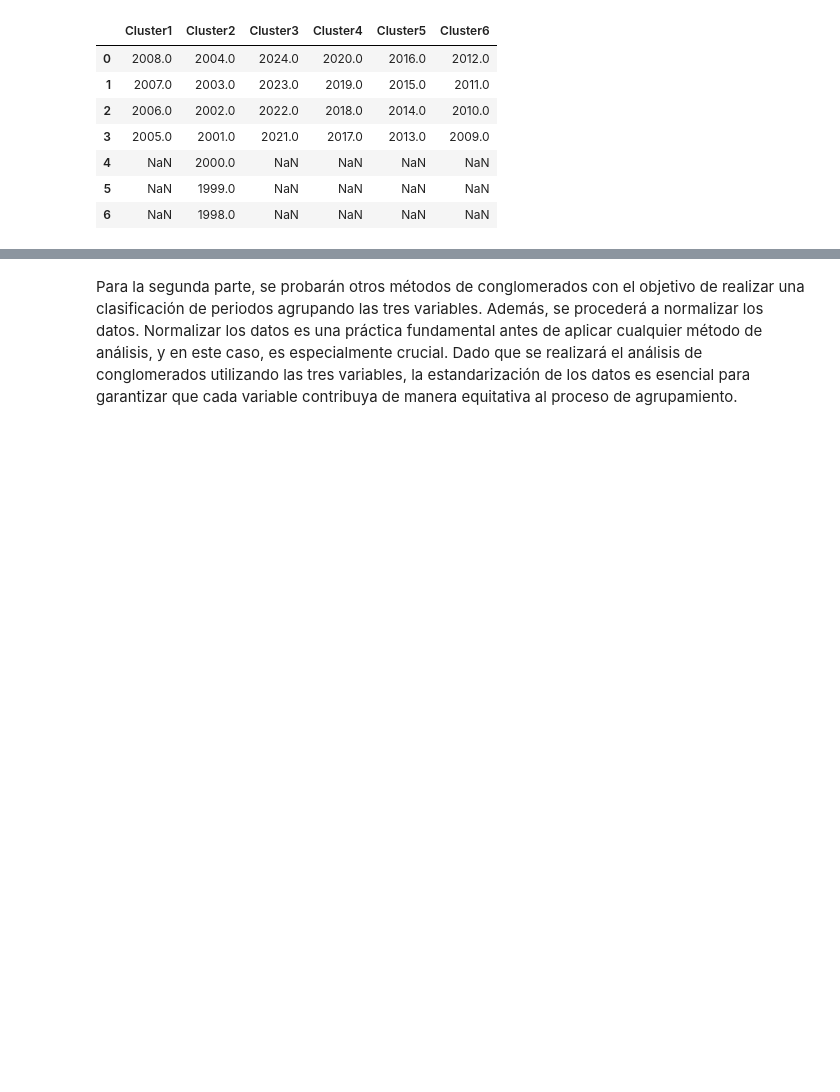
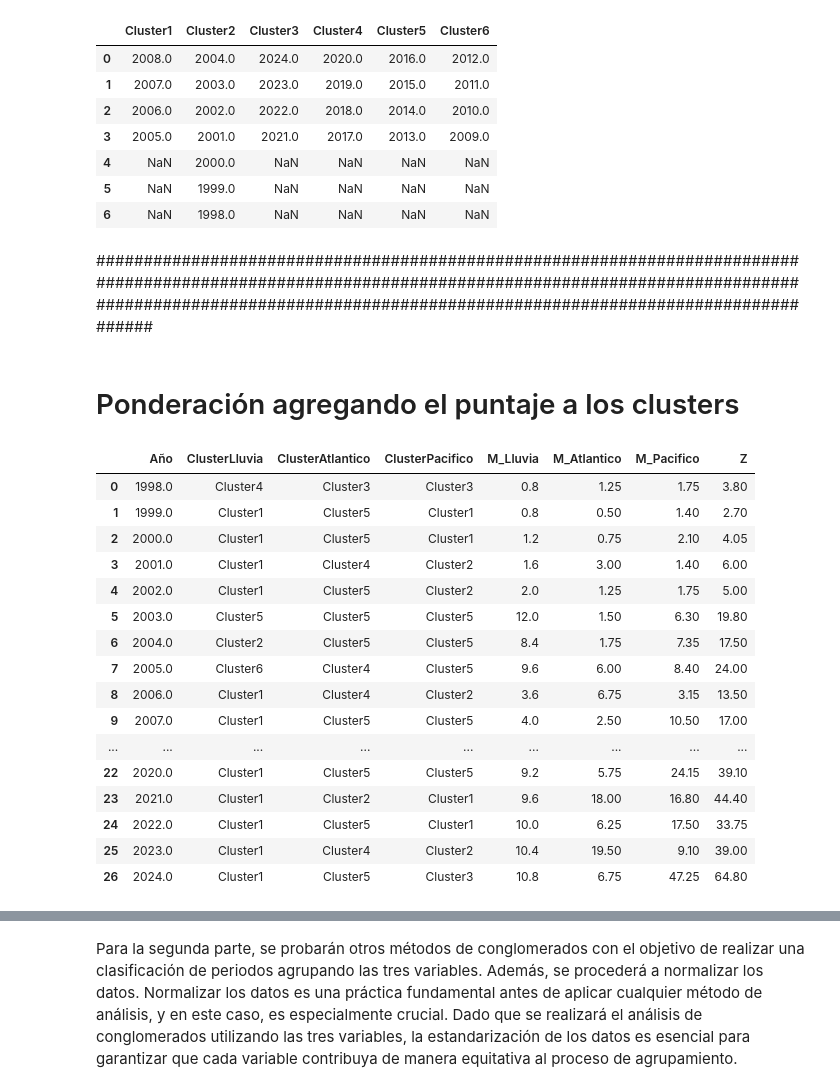
Before and after one commit to ariasdicas/analytics-ICC, a Jupyter notebook: scripts/procesamiento_data_periodos_analogos_junio_ICC.ipynb, the cells around one changed output, grey strips where cells are left out. Saved outputs shown, nothing was run; the diff lists cells and outputs as text; code cells hidden in the pictures; blank space fills up the shorter version.

```diff
--- a/scripts/procesamiento_data_periodos_analogos_junio_ICC.ipynb
+++ b/scripts/procesamiento_data_periodos_analogos_junio_ICC.ipynb
@@ -827,3 +876,7 @@ final_clusters
 | 4 | NaN | 2000.0 | NaN | NaN | NaN | NaN |
 | 5 | NaN | 1999.0 | NaN | NaN | NaN | NaN |
 | 6 | NaN | 1998.0 | NaN | NaN | NaN | NaN |
+# %% [markdown]
+####################################################################################################################################################################################################################################
+# %% [markdown]
+# Ponderación agregando el puntaje a los clusters
@@ -829,0 +936,20 @@ final_clusters
+# %%
+df_combined
+# %% [output]
+|  | Año | ClusterLluvia | ClusterAtlantico | ClusterPacifico | M_Lluvia | M_Atlantico | M_Pacifico | Z |
+| 0 | 1998.0 | Cluster4 | Cluster3 | Cluster3 | 0.8 | 1.25 | 1.75 | 3.80 |
+| 1 | 1999.0 | Cluster1 | Cluster5 | Cluster1 | 0.8 | 0.50 | 1.40 | 2.70 |
+| 2 | 2000.0 | Cluster1 | Cluster5 | Cluster1 | 1.2 | 0.75 | 2.10 | 4.05 |
+| 3 | 2001.0 | Cluster1 | Cluster4 | Cluster2 | 1.6 | 3.00 | 1.40 | 6.00 |
+| 4 | 2002.0 | Cluster1 | Cluster5 | Cluster2 | 2.0 | 1.25 | 1.75 | 5.00 |
+| 5 | 2003.0 | Cluster5 | Cluster5 | Cluster5 | 12.0 | 1.50 | 6.30 | 19.80 |
+| 6 | 2004.0 | Cluster2 | Cluster5 | Cluster5 | 8.4 | 1.75 | 7.35 | 17.50 |
+| 7 | 2005.0 | Cluster6 | Cluster4 | Cluster5 | 9.6 | 6.00 | 8.40 | 24.00 |
+| 8 | 2006.0 | Cluster1 | Cluster4 | Cluster2 | 3.6 | 6.75 | 3.15 | 13.50 |
+| 9 | 2007.0 | Cluster1 | Cluster5 | Cluster5 | 4.0 | 2.50 | 10.50 | 17.00 |
+| ... | ... | ... | ... | ... | ... | ... | ... | ... |
+| 22 | 2020.0 | Cluster1 | Cluster5 | Cluster5 | 9.2 | 5.75 | 24.15 | 39.10 |
+| 23 | 2021.0 | Cluster1 | Cluster2 | Cluster1 | 9.6 | 18.00 | 16.80 | 44.40 |
+| 24 | 2022.0 | Cluster1 | Cluster5 | Cluster1 | 10.0 | 6.25 | 17.50 | 33.75 |
+| 25 | 2023.0 | Cluster1 | Cluster4 | Cluster2 | 10.4 | 19.50 | 9.10 | 39.00 |
+| 26 | 2024.0 | Cluster1 | Cluster5 | Cluster3 | 10.8 | 6.75 | 47.25 | 64.80 |
```
Also changed, not shown: parts of 14 cells of this notebook.
